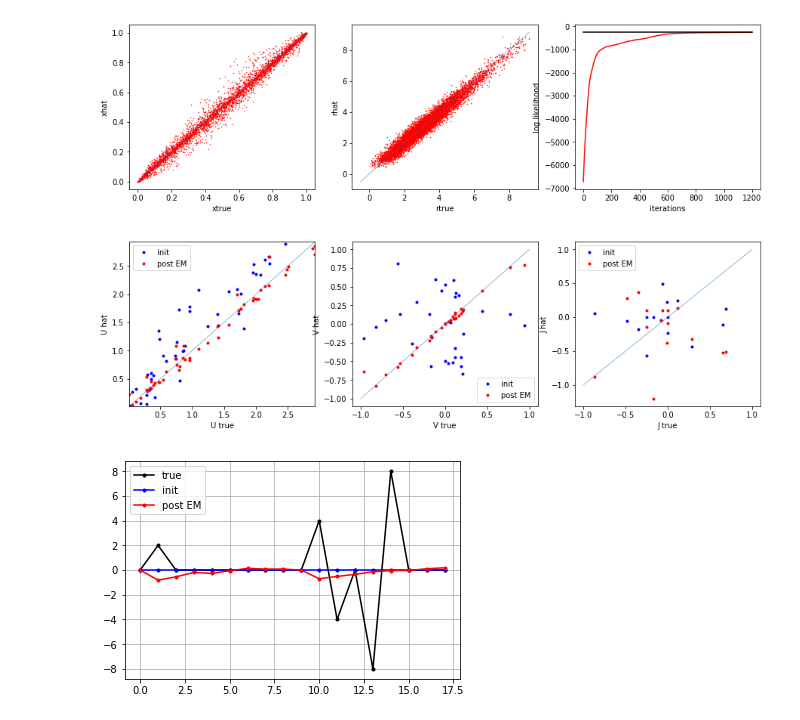
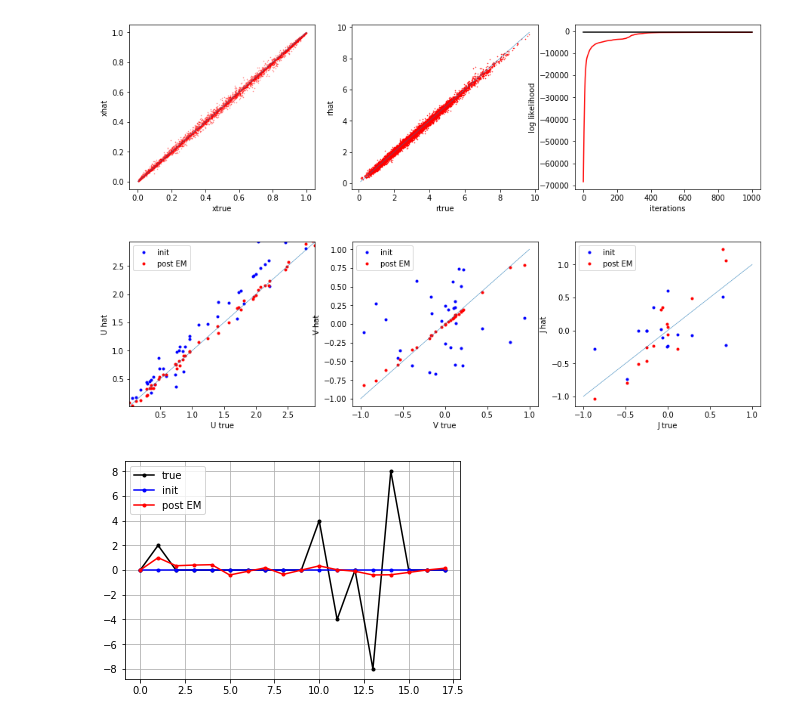
Before and after one commit to XaqLab/InferringInference, a Jupyter notebook: notebooks/InferTAPbrain_torch-demo.ipynb, the cells around one changed output. Cells and saved outputs as stored; diff of their text form; code cells hidden in the pictures.

```diff
--- a/notebooks/InferTAPbrain_torch-demo.ipynb
+++ b/notebooks/InferTAPbrain_torch-demo.ipynb
@@ -56,15 +40,14 @@ r_brain   = r_brain + np.sqrt(q_obs)*np.random.randn(r_brain.shape[0], T, B)
 """
 Use ICA to get initial estimate of the embedding
 """
-# filter measurements before applying ICA
-smoothing_filter = signal.hamming(7,sym=True)
-smoothing_filter = smoothing_filter/sum(smoothing_filter)
-r = signal.filtfilt(smoothing_filter,1,r_brain,axis=1)
+# # filter measurements before applying ICA
+# smoothing_filter = signal.hamming(5,sym=True)
+# smoothing_filter = smoothing_filter/sum(smoothing_filter)
+# r = signal.filtfilt(smoothing_filter,1,r_brain,axis=1)
+# U_hat = UhatICA(np.reshape(r,[Nr,T*B],order='F').T, Ns)[0]
+# del r
 
-U_hat = UhatICA(np.reshape(r,[Nr,T*B],order='F').T, Ns)[0]
-del r
-
-# U_hat = UhatICA(np.reshape(r_brain,[Nr,T*B],order='F').T, Ns)[0]
+U_hat = UhatICA(np.reshape(r_brain,[Nr,T*B],order='F').T, Ns)[0]
 
 # Estimate the permutation matrix P (need this to resolve permutation ambiguity of ICA)
 PermMat = EstimatePermutation_ICA(U,U_hat)
@@ -117,8 +126,8 @@ Q_obs     = torch.tensor(q_obs*np.eye(Nr),device=device,dtype=dtype)
 P_process = Q_process.inverse()
 P_obs     = Q_obs.inverse()
 
-r_brain   = torch.tensor(r_brain,device=device,dtype=dtype).permute(2,0,1)
-y         = torch.tensor(y,device=device,dtype=dtype).permute(2,0,1)
+r_brain   = torch.tensor(r_brain,device=device,dtype=dtype)
+y         = torch.tensor(y,device=device,dtype=dtype)
 
 lam    = torch.tensor(lam,device=device,dtype=dtype,requires_grad=False)
 G      = torch.tensor(G,device=device,dtype=dtype,requires_grad=False)
@@ -137,7 +146,7 @@ Run PF with true values of parameters
 Np = 100 # No. of particles to use
 
 with torch.no_grad():
-    LL_tp, x_tp, P_tp, W_tp = particlefilter_torch(G, J, U, V, lam, r_brain, y, Q_process, Q_obs, Np)
+    LL_tp, x_tp, P_tp, W_tp = particlefilter_torch(G, J, U, V, lam, r_brain, y, P_process, P_obs, Np)
 
 r_tp = torch.matmul(U,x_tp[...,1:])
 
@@ -145,7 +154,7 @@ r_tp = torch.matmul(U,x_tp[...,1:])
 Run PF with initial values of parameters
 """
 with torch.no_grad():
-    LL_hat, x_hat, P_hat, W_hat = particlefilter_torch(G_hat, J_hat, U_hat, V_hat, lam, r_brain, y, Q_process, Q_obs, Np)
+    LL_hat, x_hat, P_hat, W_hat = particlefilter_torch(G_hat, J_hat, U_hat, V_hat, lam, r_brain, y, P_process, P_obs, Np)
 
 print('Likelihood with true parameters =', LL_tp.mean().data.numpy())
 print('Likelihood with initial parameters =', LL_hat.mean().data.numpy())
@@ -180,12 +189,13 @@ plt.show()
 # %%
 # Run PF-EM
 
-lrate     = 1e-2
-opt_params= [G_hat,J_hat,U_hat, V_hat]
-NEpochs   = 200
-# LLVec     = []
+lrate     = 2e-2
+opt_params= [G_hat,J_hat,U_hat,V_hat]
+NEpochs   = 1000
+T_st      = 10 # burn in time of the particle filter
+LLVec     = []
 
-# optimizer = torch.optim.Adam(opt_params,lr=lrate, betas=(0.9, 0.999))
+optimizer = torch.optim.Adam(opt_params,lr=lrate, betas=(0.9, 0.999))
 
 
 t_st = time.time()
@@ -196,7 +206,7 @@ for epoch in range(NEpochs):
     optimizer.zero_grad()
 
     # E-step
-    C = Qfunction_torch(G_hat, J_hat, U_hat, V_hat, lam, r_brain, y, P_hat, W_hat, Q_process, Q_obs)
+    C = Qfunction_torch(G_hat, J_hat, U_hat, V_hat, lam, r_brain[...,T_st:], y[...,T_st:], P_hat[...,T_st:], W_hat, P_process, P_obs)
 
     # M-step
     C.backward()
@@ -205,11 +215,11 @@ for epoch in range(NEpochs):
 
     # Run PF again to get posterior for E-step
     with torch.no_grad():
-        LL_hat, x_hat, P_hat, W_hat = particlefilter_torch(G_hat, J_hat, U_hat, V_hat, lam, r_brain, y, Q_process, Q_obs, Np)
+        LL_hat, x_hat, P_hat, W_hat = particlefilter_torch(G_hat, J_hat, U_hat, V_hat, lam, r_brain, y, P_process, P_obs, Np)
 
     LLVec.append(LL_hat.mean())
 
-    if (epoch+1) % 50 == 0:
+    if (epoch+1) % 100 == 0:
         print('[%d] training loss: %.5f' %(epoch + 1, LL_hat.mean()))
 
 t_en = time.time()
@@ -248,7 +264,7 @@ rmin  = r_brain.min().item()
 # figure 1
 x_hat_ = x_hat.permute(1,2,0).data.numpy()
 fig, ax = plt.subplots(1,3,figsize=(15,4))
-ax[0].plot(x[:,T_st:,:].flatten(), np.dot(PermMat.T, np.reshape(x_hat_[:,T_st:],[Ns,B*(T+T_clip+1-T_st)])).flatten(),'r.',markersize=1)
+ax[0].plot(x[:,T_st:,:].flatten(), np.dot(PermMat.T, np.reshape(x_hat_[:,T_st:],[Ns,B*(T+T_clip+1-T_st)])).flatten(),'r.',markersize=1,alpha=0.5)
 ax[0].plot([0,1],[0,1],linewidth=0.5)
 ax[0].set(xlabel='xtrue', ylabel='xhat')
 
@@ -278,36 +294,36 @@ umin = U.min().item()
 
 ax[0].plot(U.detach().numpy().flatten(),np.dot(U_init,PermMat_init).flatten(),'b.')
 ax[0].plot(U.detach().numpy().flatten(),np.dot(U_hat_,PermMat).flatten(),'r.')
 
 ax[0].plot([umin,umax],[umin,umax],Linewidth=0.5)
 ax[0].axis([umin,umax,umin,umax])
 ax[0].set(xlabel='U true', ylabel='U hat')
 ax[0].legend(['init', 'post EM'])
 
 ax[1].plot(V.numpy().flatten(),np.dot(PermMat.T, V_init).flatten(),'b.')
 ax[1].plot(V.numpy().flatten(),np.dot(PermMat.T, V_hat_).flatten(),'r.')
 ax[1].plot([-1,1],[-1,1],linewidth=0.5)
 ax[1].set(xlabel='V true', ylabel='V hat')
 ax[1].legend(['init', 'post EM'])
 
 ax[2].plot(JMatToVec_torch(J,device,dtype).numpy(),JMatToVec(Jinit),'b.')
 ax[2].plot(JMatToVec_torch(J,device,dtype).numpy(),JMatToVec(Jhat),'r.')
 ax[2].plot([-1,1],[-1,1],linewidth=0.5)
 ax[2].set(xlabel='J true', ylabel='J hat')
 ax[2].legend(['init', 'post EM'])
 plt.show()
 
 # Plot G
 plt.plot(G.data.numpy(),'k.-')
 plt.plot(G_init,'b.-')
 plt.plot(G_hat_,'r.-')
 plt.legend(['true','init','post EM'])
 plt.grid(True)
 plt.show()
 # %% [output]
-[figure, old version]
+[figure, new version]
-[figure, old version]
+[figure, new version]
-[figure, old version]
+[figure, new version]
 # %%
 """
 SNR checks
```
Also changed, not shown: parts of 12 cells of this notebook, 5 other files.
